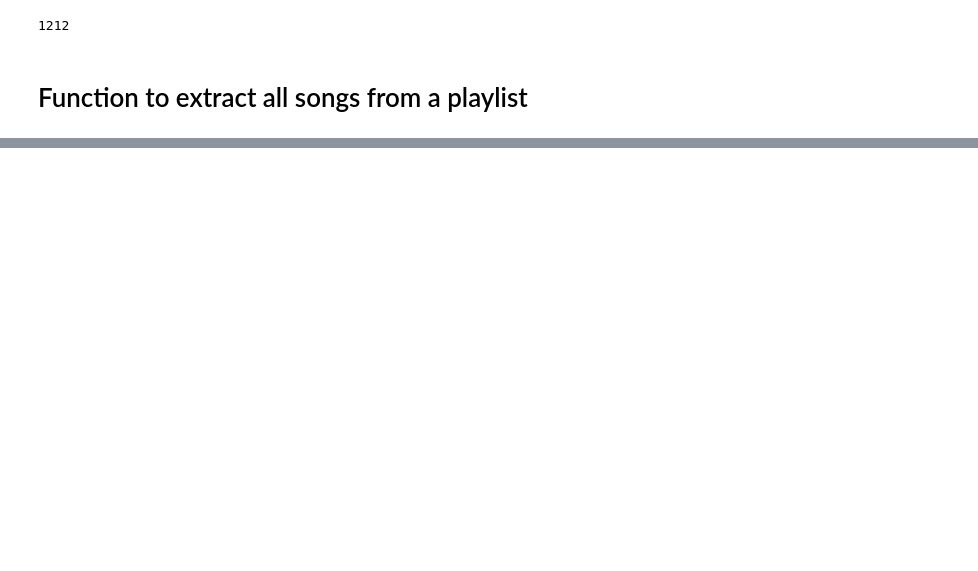
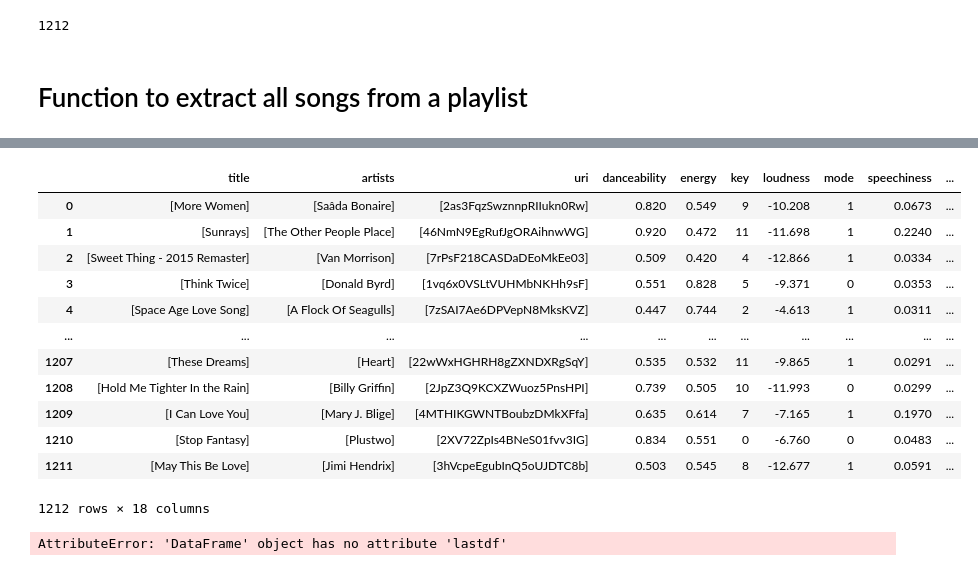
Before and after one commit to Adyto23/apilabs, a Jupyter notebook: lab-api-wrappers.ipynb, the cells around one changed output, grey strips where cells are left out. Cells and saved outputs as stored; diff of their text form; code cells hidden in the pictures; blank space fills up the shorter version.

Commit message:
added final columns to df

```diff
--- a/lab-api-wrappers.ipynb
+++ b/lab-api-wrappers.ipynb
@@ -252,0 +220,49 @@ sp.audio_features(song_uri)
+# %%
+df1=pd.json_normalize(df["audio_features"], 0)
+
+### normalized to all raws level 0
+# %%
+df1=df1.drop(columns=['uri', 'id','type'])
+## not needed
+# %%
+df=df.drop(columns=['audio_features'])
+## not needed
+# %%
+lastdf= pd.concat([df, df1], axis=1)
+# %%
+lastdf
+
+## last concat df with removed doubles and not relevanz columns
+# %% [output]
+|  | title | artists | uri | danceability | energy | key | loudness | mode | speechiness | ... |
+| 0 | [More Women] | [Saâda Bonaire] | [2as3FqzSwznnpRIIukn0Rw] | 0.820 | 0.549 | 9 | -10.208 | 1 | 0.0673 | ... |
+| 1 | [Sunrays] | [The Other People Place] | [46NmN9EgRufJgORAihnwWG] | 0.920 | 0.472 | 11 | -11.698 | 1 | 0.2240 | ... |
+| 2 | [Sweet Thing - 2015 Remaster] | [Van Morrison] | [7rPsF218CASDaDEoMkEe03] | 0.509 | 0.420 | 4 | -12.866 | 1 | 0.0334 | ... |
+| 3 | [Think Twice] | [Donald Byrd] | [1vq6x0VSLtVUHMbNKHh9sF] | 0.551 | 0.828 | 5 | -9.371 | 0 | 0.0353 | ... |
+| 4 | [Space Age Love Song] | [A Flock Of Seagulls] | [7zSAI7Ae6DPVepN8MksKVZ] | 0.447 | 0.744 | 2 | -4.613 | 1 | 0.0311 | ... |
+| ... | ... | ... | ... | ... | ... | ... | ... | ... | ... | ... |
+| 1207 | [These Dreams] | [Heart] | [22wWxHGHRH8gZXNDXRgSqY] | 0.535 | 0.532 | 11 | -9.865 | 1 | 0.0291 | ... |
+| 1208 | [Hold Me Tighter In the Rain] | [Billy Griffin] | [2JpZ3Q9KCXZWuoz5PnsHPI] | 0.739 | 0.505 | 10 | -11.993 | 0 | 0.0299 | ... |
+| 1209 | [I Can Love You] | [Mary J. Blige] | [4MTHIKGWNTBoubzDMkXFfa] | 0.635 | 0.614 | 7 | -7.165 | 1 | 0.1970 | ... |
+| 1210 | [Stop Fantasy] | [Plustwo] | [2XV72ZpIs4BNeS01fvv3IG] | 0.834 | 0.551 | 0 | -6.760 | 0 | 0.0483 | ... |
+| 1211 | [May This Be Love] | [Jimi Hendrix] | [3hVcpeEgubInQ5oUJDTC8b] | 0.503 | 0.545 | 8 | -12.677 | 1 | 0.0591 | ... |
+1212 rows × 18 columns
+# %%
+# K-means
+import numpy as np
+import matplotlib.pyplot as plt
+
+from sklearn import cluster, datasets
+from sklearn.preprocessing import StandardScaler
+from matplotlib.lines import Line2D
+
+
+n_samples = df.lastdf
+
+X, _ = datasets.make_blobs(n_samples=6, centers=100, cluster_std=0.7, n_features=2, random_state=0)
+
+plt.figure(figsize=(5, 5))
+plt.scatter(X[:, 0], X[:, 1], alpha=0.5,)
+plt.show()
+# %% [output]
+AttributeError: 'DataFrame' object has no attribute 'lastdf'
```
Also changed, not shown: parts of 25 cells of this notebook, 1 other file.
